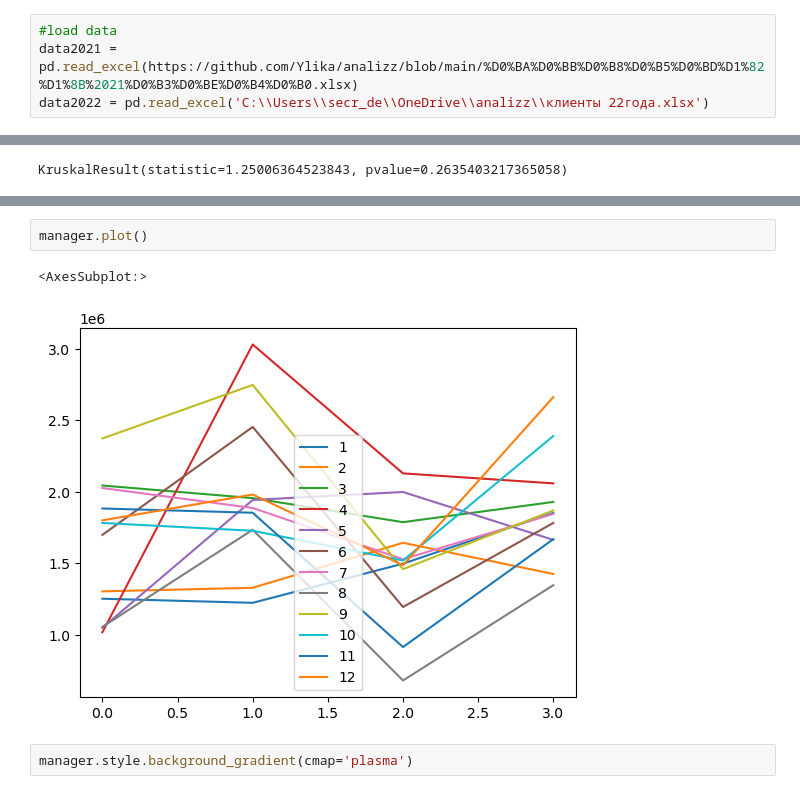
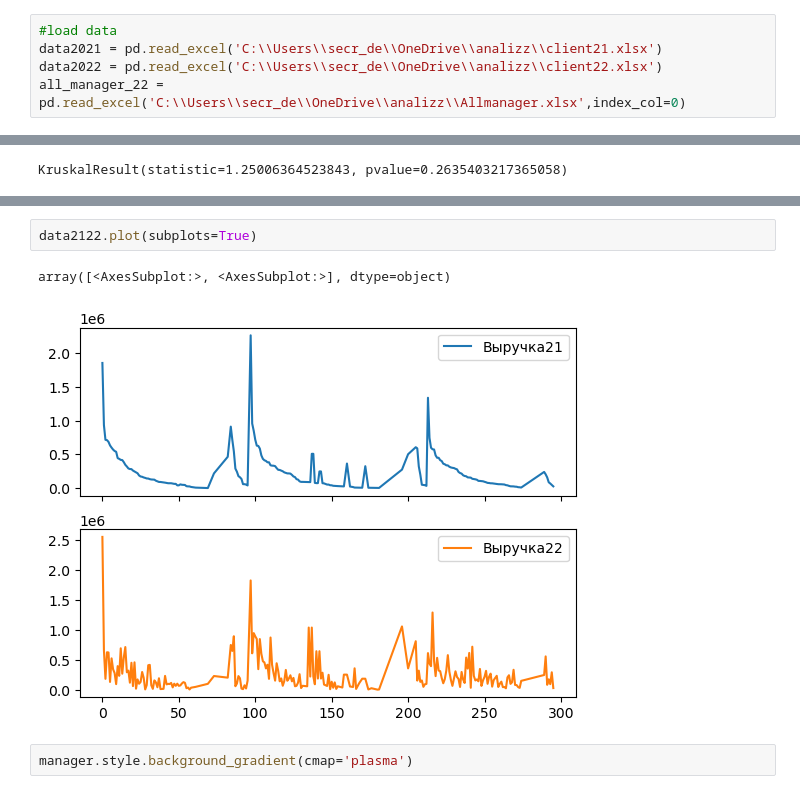
Before and after one commit to Ylika/analizz, a Jupyter notebook: Analizz.ipynb, the cells around one changed output, grey strips where cells are left out. Saved outputs shown, nothing was run; the diff lists cells and outputs as text.

```diff
--- a/Analizz.ipynb
+++ b/Analizz.ipynb
@@ -19,8 +19,9 @@ import os
 %matplotlib inline
 # %%
 #load data
-data2021 = pd.read_excel(https://github.com/Ylika/analizz/blob/main/%D0%BA%D0%BB%D0%B8%D0%B5%D0%BD%D1%82%D1%8B%2021%D0%B3%D0%BE%D0%B4%D0%B0.xlsx)
-data2022 = pd.read_excel('C:\\Users\\secr_de\\OneDrive\\analizz\\клиенты 22года.xlsx')
+data2021 = pd.read_excel('C:\\Users\\secr_de\\OneDrive\\analizz\\client21.xlsx')
+data2022 = pd.read_excel('C:\\Users\\secr_de\\OneDrive\\analizz\\client22.xlsx')
+all_manager_22 = pd.read_excel('C:\\Users\\secr_de\\OneDrive\\analizz\\Allmanager.xlsx',index_col=0)
 # %%
 #merge
 data2122 = pd.merge(data2021,data2022, how='outer', on='клиент')
@@ -187,10 +170,10 @@ array([<AxesSubplot:ylabel='Frequency'>, <AxesSubplot:ylabel='Frequency'>],
       dtype=object)
 [figure]
 # %%
-manager.plot()
+data2122.plot(subplots=True)
 # %% [output]
-<AxesSubplot:>
+array([<AxesSubplot:>, <AxesSubplot:>], dtype=object)
-[figure, old version]
+[figure, new version]
 # %%
 manager.style.background_gradient(cmap='plasma')
 # %% [output]
```
Also changed, not shown: parts of 14 cells of this notebook, 2 other files.
